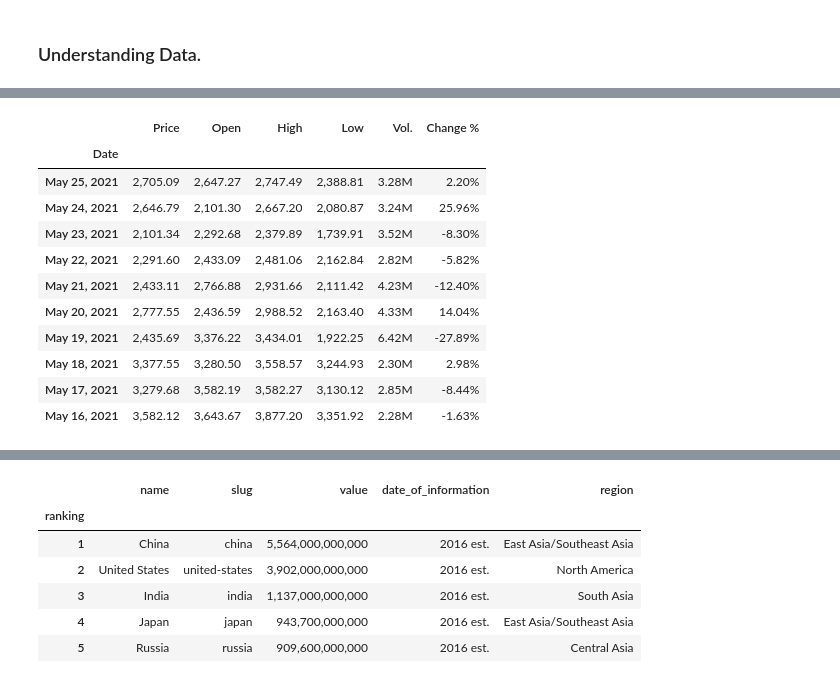
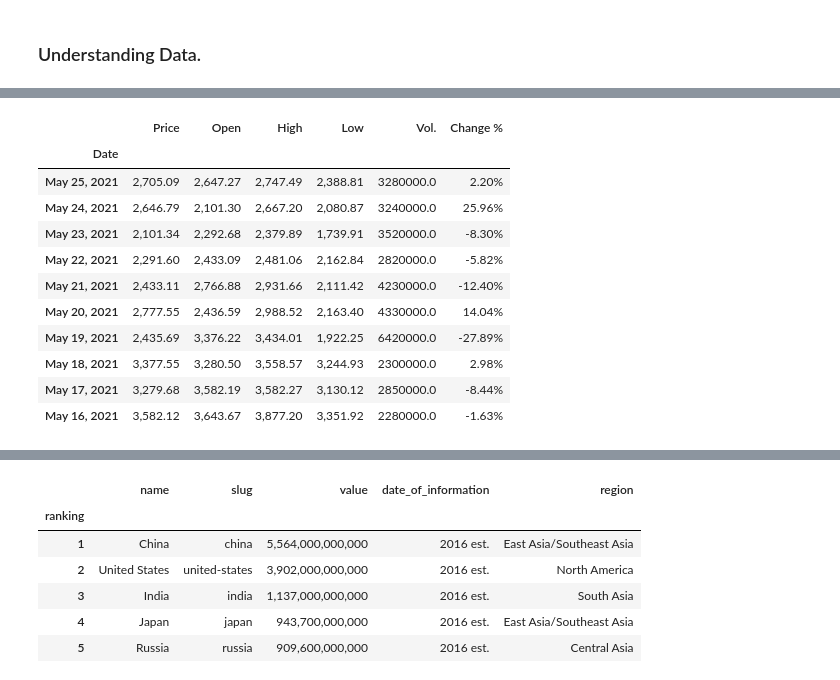
Before and after one commit to aashu26698/Cryptocurrencies-AnInfographic, a Jupyter notebook: Cryptocurrency EDA.ipynb, the cells around one changed output, grey strips where cells are left out. Saved outputs shown, nothing was run; the diff lists cells and outputs as text; code cells hidden in the pictures.

```diff
--- a/Cryptocurrency EDA.ipynb
+++ b/Cryptocurrency EDA.ipynb
@@ -32,0 +18,18 @@ btc.head(10)
+# %%
+def value_to_float(x):
+    if type(x) == float or type(x) == int:
+        return x
+    if 'K' in x:
+        if len(x) > 1:
+            return float(x.replace('K', '')) * 1000
+        return 1000.0
+    if 'M' in x:
+        if len(x) > 1:
+            return float(x.replace('M', '')) * 1000000
+        return 1000000.0
+    if 'B' in x:
+        return float(x.replace('B', '')) * 1000000000
+    return 0.0
+
+btc['Vol.'] = btc['Vol.'].apply(value_to_float)
+btc.head(10)
@@ -33,15 +49,16 @@ btc.head(10)
 # %%
+eth['Vol.'] = eth['Vol.'].apply(value_to_float)
 eth.head(10)
 # %% [output]
 |  | Price | Open | High | Low | Vol. | Change % |
 | Date |  |  |  |  |  |  |
-| May 25, 2021 | 2,705.09 | 2,647.27 | 2,747.49 | 2,388.81 | 3.28M | 2.20% |
-| May 24, 2021 | 2,646.79 | 2,101.30 | 2,667.20 | 2,080.87 | 3.24M | 25.96% |
-| May 23, 2021 | 2,101.34 | 2,292.68 | 2,379.89 | 1,739.91 | 3.52M | -8.30% |
-| May 22, 2021 | 2,291.60 | 2,433.09 | 2,481.06 | 2,162.84 | 2.82M | -5.82% |
-| May 21, 2021 | 2,433.11 | 2,766.88 | 2,931.66 | 2,111.42 | 4.23M | -12.40% |
-| May 20, 2021 | 2,777.55 | 2,436.59 | 2,988.52 | 2,163.40 | 4.33M | 14.04% |
-| May 19, 2021 | 2,435.69 | 3,376.22 | 3,434.01 | 1,922.25 | 6.42M | -27.89% |
-| May 18, 2021 | 3,377.55 | 3,280.50 | 3,558.57 | 3,244.93 | 2.30M | 2.98% |
-| May 17, 2021 | 3,279.68 | 3,582.19 | 3,582.27 | 3,130.12 | 2.85M | -8.44% |
-| May 16, 2021 | 3,582.12 | 3,643.67 | 3,877.20 | 3,351.92 | 2.28M | -1.63% |
+| May 25, 2021 | 2,705.09 | 2,647.27 | 2,747.49 | 2,388.81 | 3280000.0 | 2.20% |
+| May 24, 2021 | 2,646.79 | 2,101.30 | 2,667.20 | 2,080.87 | 3240000.0 | 25.96% |
+| May 23, 2021 | 2,101.34 | 2,292.68 | 2,379.89 | 1,739.91 | 3520000.0 | -8.30% |
+| May 22, 2021 | 2,291.60 | 2,433.09 | 2,481.06 | 2,162.84 | 2820000.0 | -5.82% |
+| May 21, 2021 | 2,433.11 | 2,766.88 | 2,931.66 | 2,111.42 | 4230000.0 | -12.40% |
+| May 20, 2021 | 2,777.55 | 2,436.59 | 2,988.52 | 2,163.40 | 4330000.0 | 14.04% |
+| May 19, 2021 | 2,435.69 | 3,376.22 | 3,434.01 | 1,922.25 | 6420000.0 | -27.89% |
+| May 18, 2021 | 3,377.55 | 3,280.50 | 3,558.57 | 3,244.93 | 2300000.0 | 2.98% |
+| May 17, 2021 | 3,279.68 | 3,582.19 | 3,582.27 | 3,130.12 | 2850000.0 | -8.44% |
+| May 16, 2021 | 3,582.12 | 3,643.67 | 3,877.20 | 3,351.92 | 2280000.0 | -1.63% |
```
Also changed, not shown: parts of 24 cells of this notebook.
